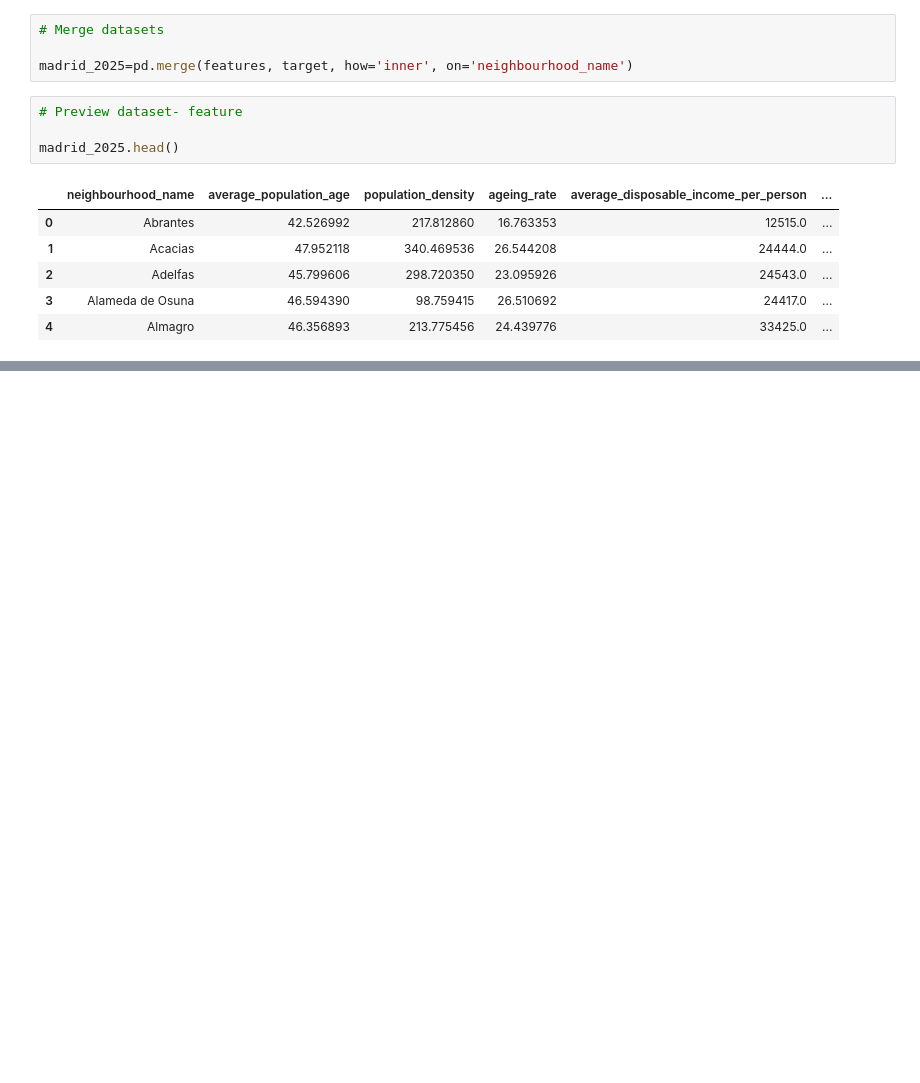
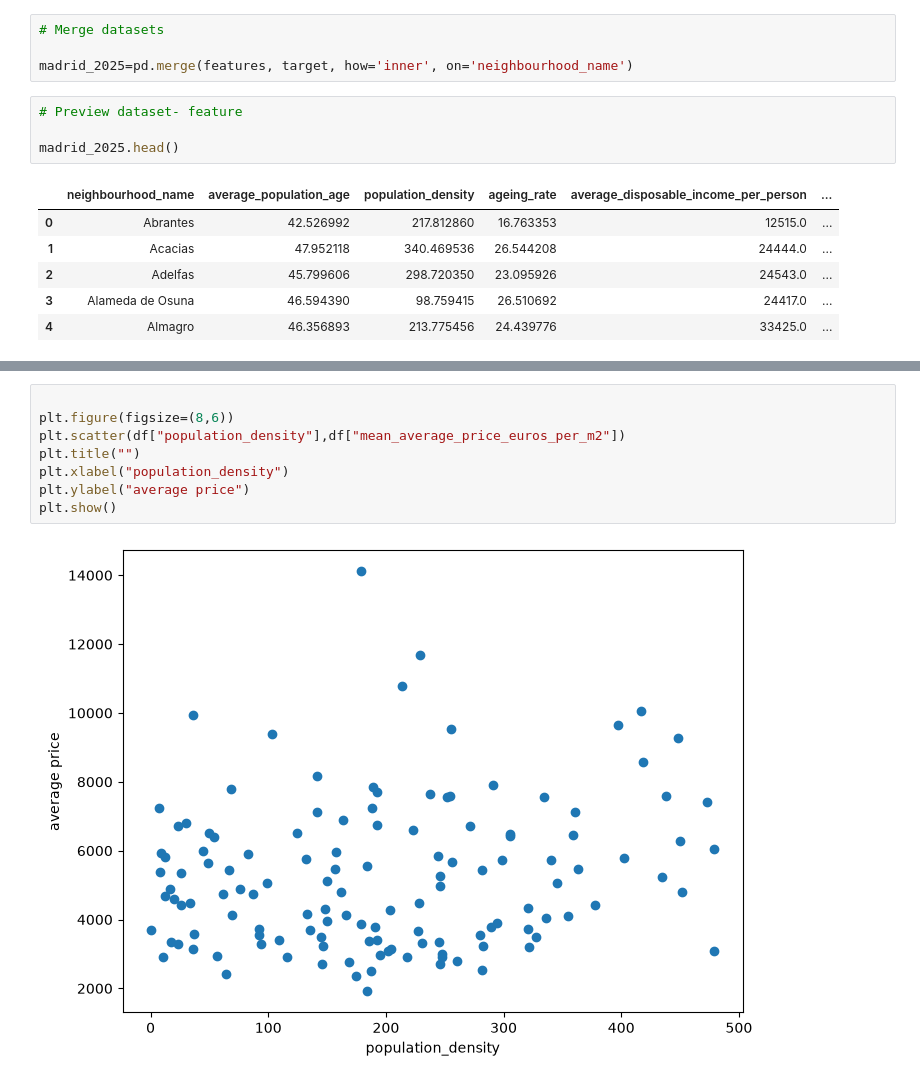
Before and after one commit to CharlieSm49/madrid-housing-ml, a Jupyter notebook: notebooks/03_merge_datasets.ipynb, the cells around one changed output, grey strips where cells are left out. Saved outputs shown, nothing was run; the diff lists cells and outputs as text; blank space fills up the shorter version.

```diff
--- a/notebooks/03_merge_datasets.ipynb
+++ b/notebooks/03_merge_datasets.ipynb
@@ -129,0 +268,10 @@ checking_madrid_2025.iloc[checking_madrid_2025[(checking_madrid_2025.isnull().su
+# %%
+
+plt.figure(figsize=(8,6))
+plt.scatter(df["population_density"],df["mean_average_price_euros_per_m2"])
+plt.title("")
+plt.xlabel("population_density")
+plt.ylabel("average price")
+plt.show()
+# %% [output]
+[figure, added]
```
Also changed, not shown: parts of 36 cells of this notebook.
